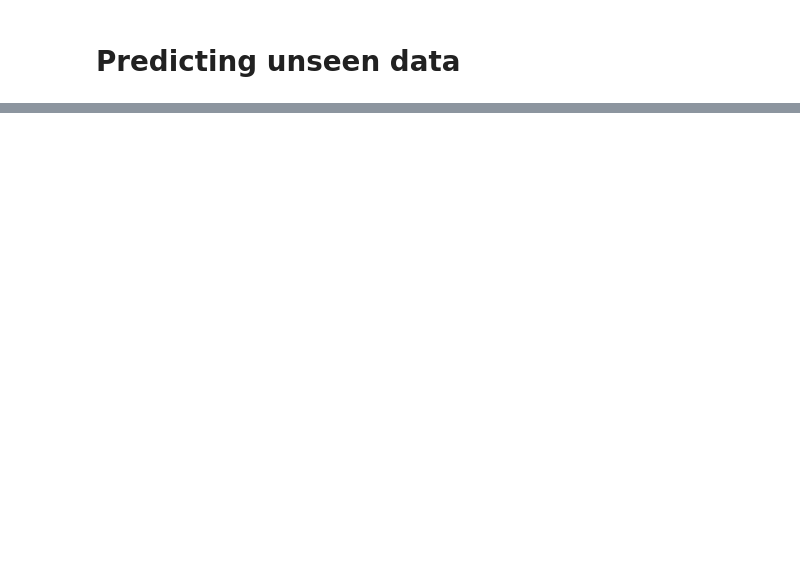
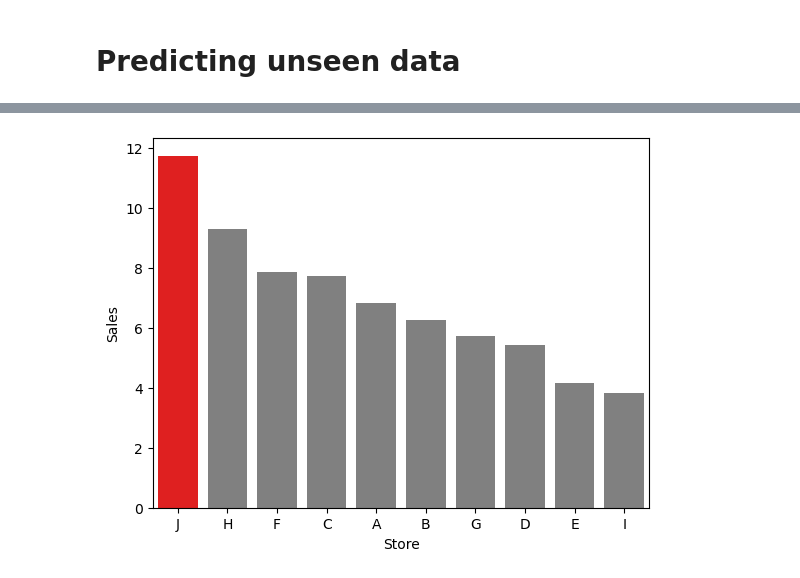
Before and after one commit to theMarlonski/AML-Final, a Jupyter notebook: notebooks/sales-prediction.ipynb, the cells around one changed output, grey strips where cells are left out. Saved outputs shown, nothing was run; the diff lists cells and outputs as text; code cells hidden in the pictures; blank space fills up the shorter version.

```diff
--- a/notebooks/sales-prediction.ipynb
+++ b/notebooks/sales-prediction.ipynb
@@ -514,3 +526,12 @@ dfNew.sort_values(by="Sales", ascending=False)
-# %%
-# sales * price
-dfNew["Sales*Price"] = dfNew.Sales * dfNew.Price
+# %%
+# add letters to the stores
+dfNew["Store"] = ["A", "B", "C", "D", "E", "F", "G", "H", "I", "J"]
+# %%
+# plot the sales by store, sorted descending only highlighting store J in blue, with the others in grey
+sns.barplot(x="Store", y="Sales", data=dfNew, order=dfNew.sort_values(by="Sales", ascending=False).Store, color="grey")
+sns.barplot(x="Store", y="Sales", data=dfNew[dfNew.Store=="J"], order=dfNew.sort_values(by="Sales", ascending=False).Store, color="red")
+plt.ylabel("Sales")
+plt.xlabel("Store")
+plt.show()
+# %% [output]
+[figure, added]
```
Also changed, not shown: parts of 14 cells of this notebook, 1 other file.
